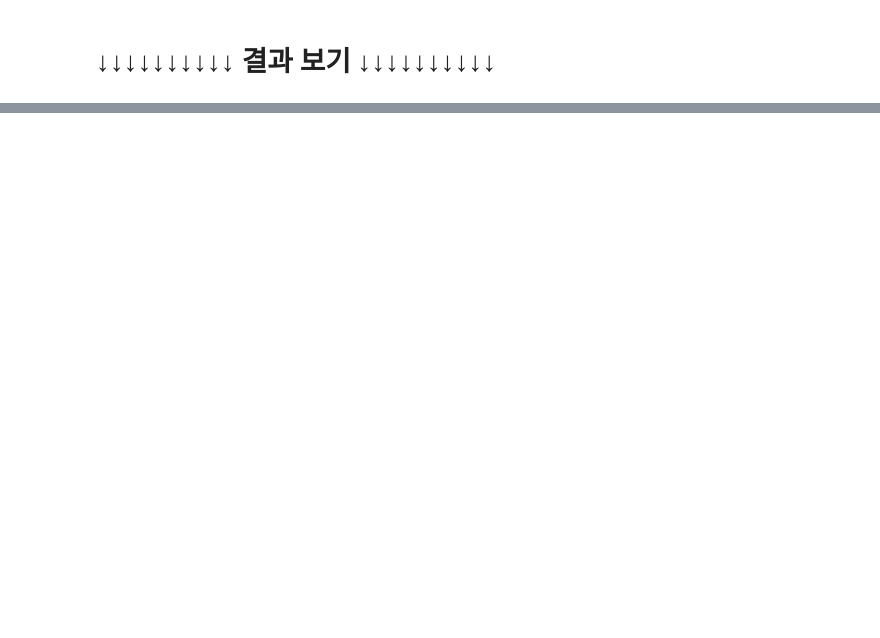
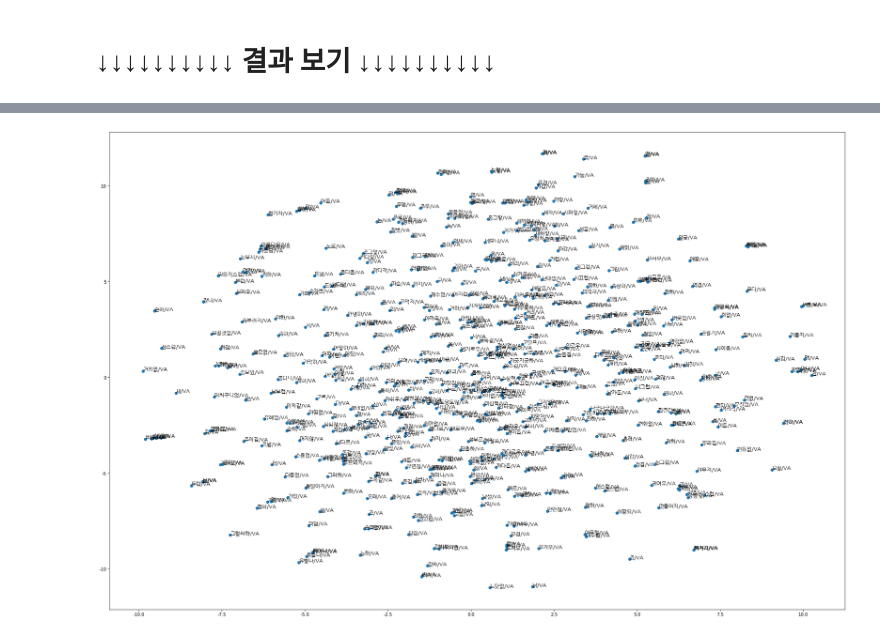
Before and after one commit to berry2971/senti-dict-yes24, a Jupyter notebook: senti_dict_yes24.ipynb, the cells around one changed output, grey strips where cells are left out. Drawn from its saved outputs; the diff is of its cells as text; code cells hidden in the pictures; blank space fills up the shorter version.

```diff
--- a/senti_dict_yes24.ipynb
+++ b/senti_dict_yes24.ipynb
@@ -228,0 +241,4 @@ model_mag = Word2Vec(docs_mag, size=100, window=5, min_count=5, workers=4, sg=1,
+# %%
+##### Create model
+from gensim.models import Word2Vec
+model = Word2Vec(posv_sentences + negv_sentences, size=100, window=2, min_count=10, workers=4, sg=1, iter=25, sample=0.00001)
@@ -229,2 +251,8 @@ model_mag = Word2Vec(docs_mag, size=100, window=5, min_count=5, workers=4, sg=1,
+# %%
+##### Load trained model
+import pickle
+
+with open('/content/gdrive/My Drive/senti/model.bin', 'rb') as f:
+    model = pickle.load(f)
 # %% [markdown]
 # ↓↓↓↓↓↓↓↓↓↓ 결과 보기 ↓↓↓↓↓↓↓↓↓↓
@@ -255,0 +460,20 @@ print(negv_list)
+# %%
+##### t-SNE: t-Stochastic Neighbor Embedding
+import matplotlib
+import matplotlib.font_manager as fm
+import matplotlib.pyplot as plt
+from sklearn.manifold import TSNE
+
+matplotlib.rcParams["axes.unicode_minus"] = False
+
+vocab = w2v_va_list
+#vocab = list(model.wv.vocab)
+X = model[vocab]
+
+tsne = TSNE(n_components = 2)
+X_tsne = tsne.fit_transform(X)
+
+##### Show data frame
+import pandas as pd
+df = pd.DataFrame(X_tsne, index = vocab, columns = ["x", "y"])
+df.head()
@@ -255,0 +512,17 @@ print(negv_list)
+# %%
+##### Draw figure
+%matplotlib inline
+
+fig = plt.figure()
+fig.set_size_inches(30,20)
+
+ax = fig.add_subplot(1, 1, 1)
+ax.scatter(df["x"], df["y"])
+
+prop = fm.FontProperties(fname = "/usr/share/fonts/truetype/nanum/NanumGothic.ttf")
+for word, pos in list(df.iterrows()):
+  ax.annotate(word, pos, fontsize = 12, fontproperties = prop)
+
+plt.show()
+# %% [output]
+[figure, added]
```
Also changed, not shown: parts of 26 cells of this notebook.
